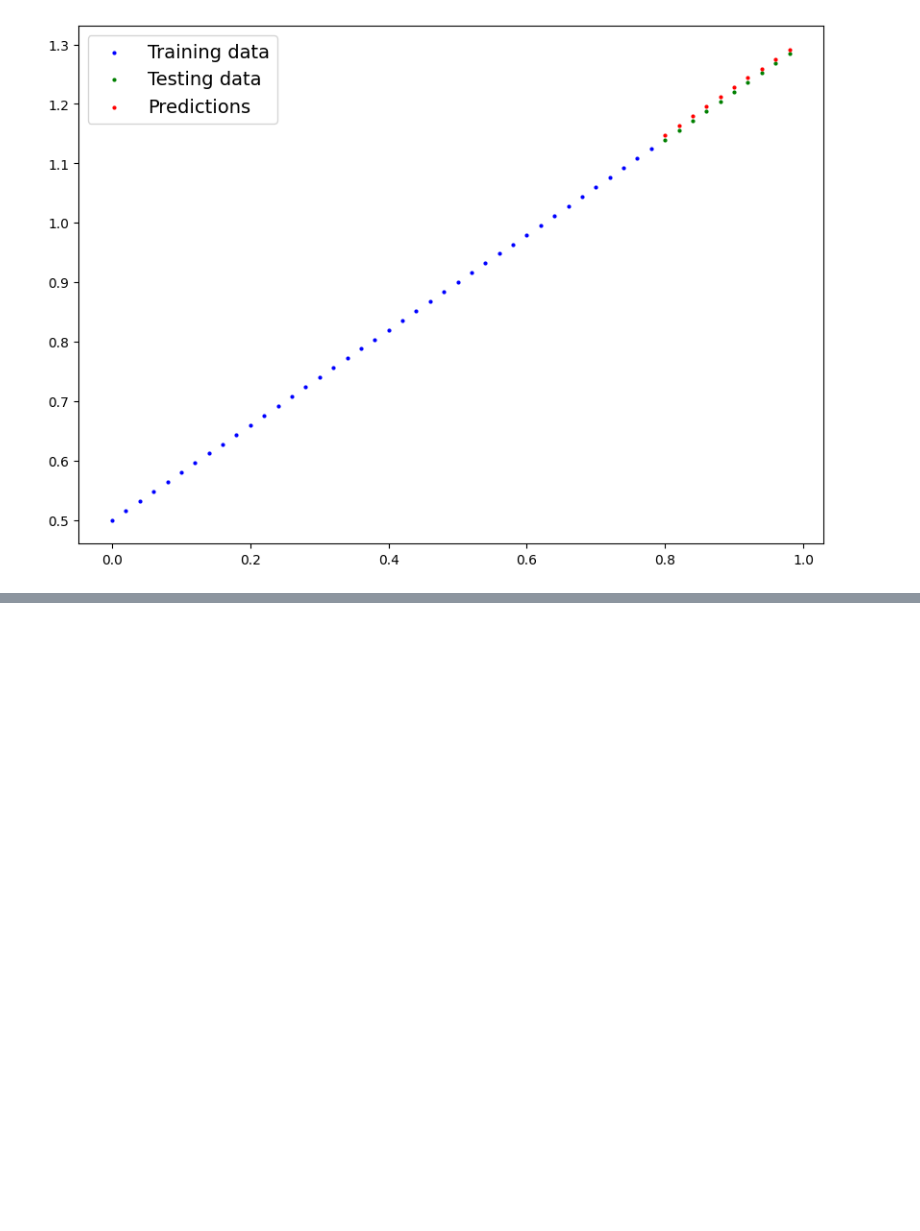
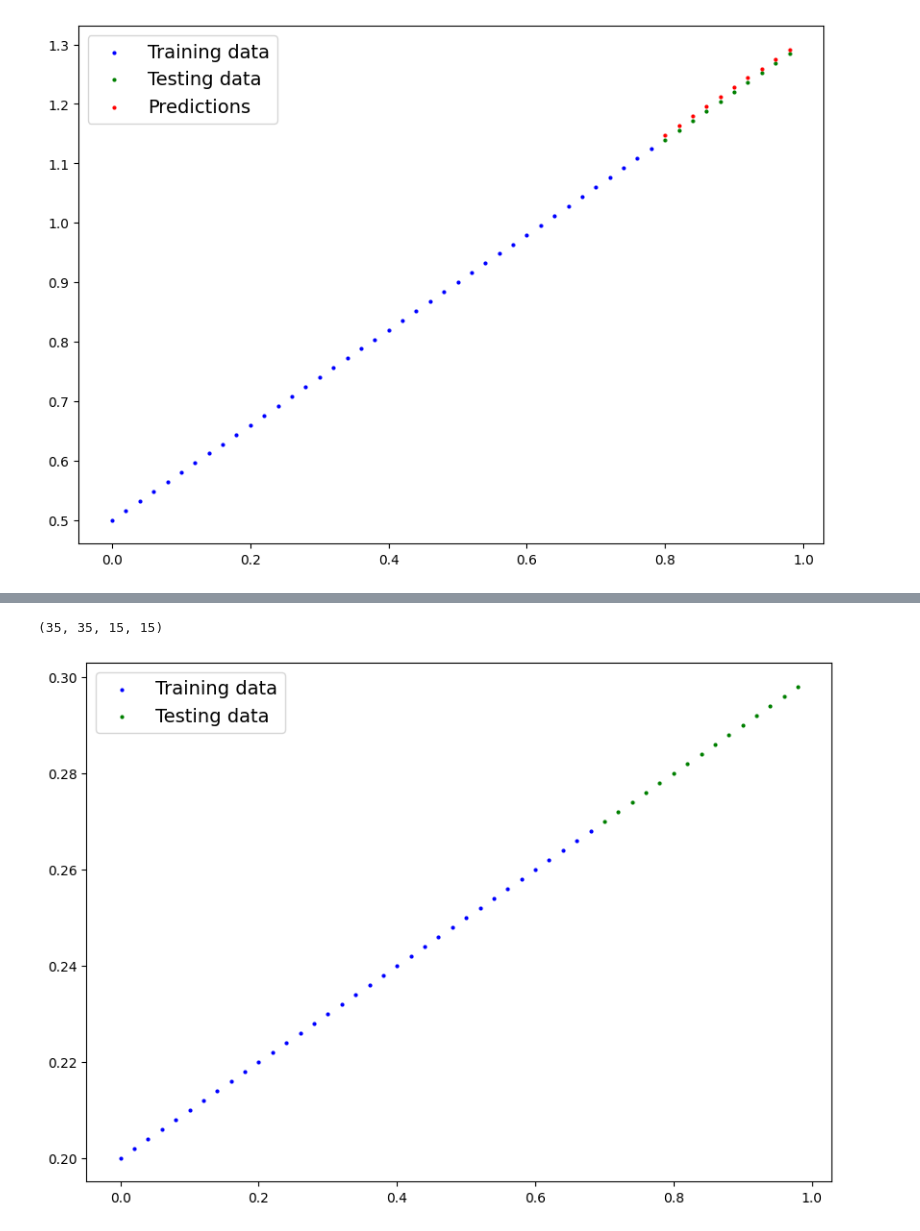
Before and after one commit to ayvemake/Pytorch_DeepLearning, a Jupyter notebook: model.ipynb, the cells around one changed output, grey strips where cells are left out. Drawn from its saved outputs; the diff is of its cells as text; code cells hidden in the pictures; blank space fills up the shorter version.

Commit message:
defining second model and torch.nn features

```diff
--- a/model.ipynb
+++ b/model.ipynb
@@ -395,0 +410,11 @@ plot_predictions(predictions=loaded_model_preds)
+# %%
+# Create data using linear regression formula
+weight = 0.1
+bias = 0.2
+start = 0
+end = 1
+step = 0.02
+X = torch.arange(start, end, step).unsqueeze(dim=1)
+# without unsqueeze, it's a tensor of shape (100,)
+y = weight * X + bias
+print(X[:10], y[:10])
@@ -395,0 +441,14 @@ plot_predictions(predictions=loaded_model_preds)
+# %%
+#split data into training and testing
+train_split = int(0.7 * len(X))
+X_train, y_train = X[:train_split], y[:train_split]
+X_test, y_test = X[train_split:], y[train_split:]
+
+len(X_train), len(y_train), len(X_test), len(y_test)
+# %% [output]
+(35, 35, 15, 15)
+# %%
+# Plot the data, error matplotlib not charged
+plot_predictions(X_train, y_train, X_test, y_test)
+# %% [output]
+[figure, added]
```
Also changed, not shown: parts of 5 cells of this notebook.
